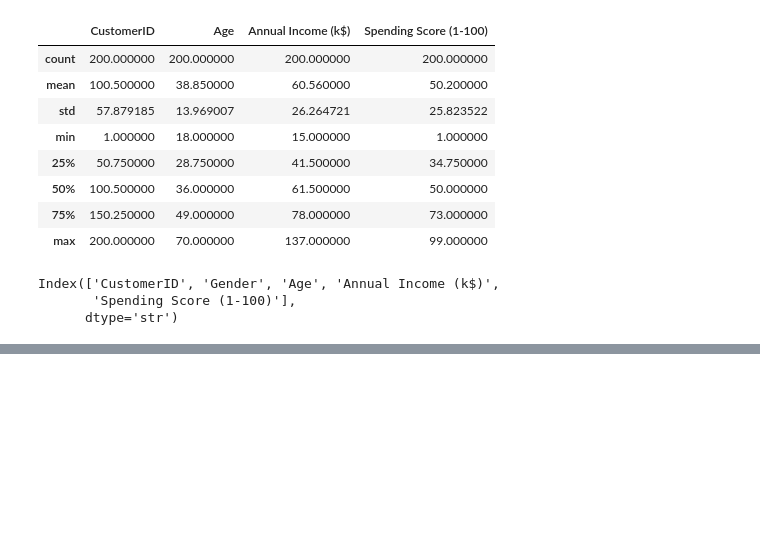
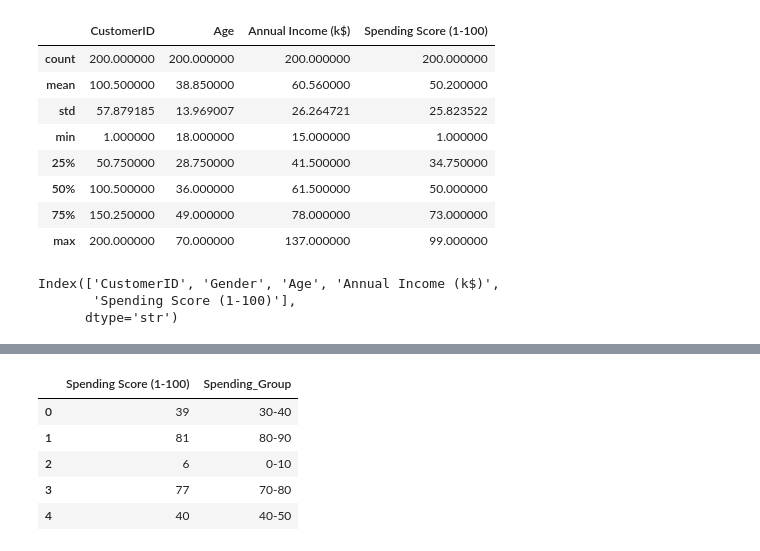
Before and after one commit to Annie578/Data_Visualisation, a Jupyter notebook: mall.ipynb, the cells around one changed output, grey strips where cells are left out. Drawn from its saved outputs; the diff is of its cells as text; code cells hidden in the pictures; blank space fills up the shorter version.

```diff
--- a/mall.ipynb
+++ b/mall.ipynb
@@ -69,0 +99,21 @@ plt.show()
+# %%
+spending_labels = [f'{start}-{start + 10}' for start in range(0, 100, 10)]
+df['Spending_Group'] = pd.cut(
+    df['Spending Score (1-100)'],
+    bins=range(0, 101, 10),
+    labels=spending_labels,
+    include_lowest=True,
+    right=False
+)
+
+remove_groups = ['90-100', '100-110', '110-120', '120-130', '130-140', '140-150', '150-160', '160-170', '170-180', '180-190', '190-200']
+df = df[~df['Spending_Group'].isin(remove_groups)].copy()
+
+df[['Spending Score (1-100)', 'Spending_Group']].head()
+# %% [output]
+|  | Spending Score (1-100) | Spending_Group |
+| 0 | 39 | 30-40 |
+| 1 | 81 | 80-90 |
+| 2 | 6 | 0-10 |
+| 3 | 77 | 70-80 |
+| 4 | 40 | 40-50 |
```
Also changed, not shown: parts of 4 cells of this notebook, 6 other files.
